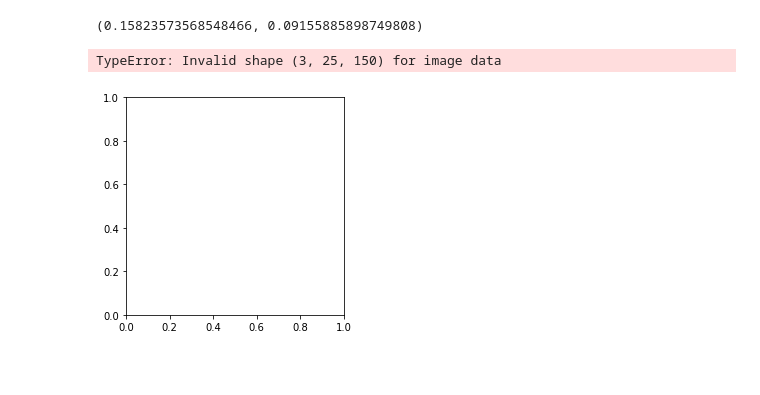
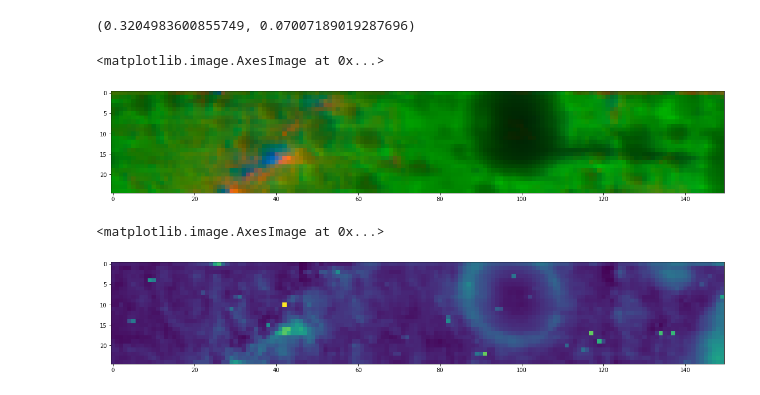
Before and after one commit to jjgsherwood/Bacholar_Thesis, a Jupyter notebook: python_notebooks/PCA_approach.ipynb, the cells around one changed output. Drawn from its saved outputs; the diff is of its cells as text; code cells hidden in the pictures; blank space fills up the shorter version.

```diff
--- a/python_notebooks/PCA_approach.ipynb
+++ b/python_notebooks/PCA_approach.ipynb
@@ -80,0 +78,6 @@ plt.show()
+# %%
+###################### reference spectra std ################################
+reference_spectra = np.array([X[one_hot[:,i],:].std(axis=0) for i in range(args.n_clusters)])
+for ref in reference_spectra:
+    plt.plot(ref)
+plt.show()
@@ -85,10 +90,17 @@ error = np.array(error)
 # %%
 error.mean(), error.std()
 # %% [output]
-(0.15823573568548466, 0.09155885898749808)
+(0.3204983600855749, 0.07007189019287696)
+# %%
+plt.figure(figsize = (20,4))
+RCA_vector /= np.max(RCA_vector)
+plt.imshow(np.swapaxes(RCA_vector.reshape((*Shape[:2], args.n_clusters)),0,1))
+# %% [output]
+<matplotlib.image.AxesImage at 0x...>
+[figure, added]
 # %%
 plt.figure(figsize = (20,4))
-plt.imshow(RCA_vector.reshape((*Shape[:2], args.n_clusters)))
+plt.imshow(error.reshape(Shape[:2]).T)
 # %% [output]
-TypeError: Invalid shape (3, 25, 150) for image data
+<matplotlib.image.AxesImage at 0x...>
-[figure, old version]
+[figure, new version]
```
Also changed, not shown: parts of 5 cells of this notebook, 9 other files.
